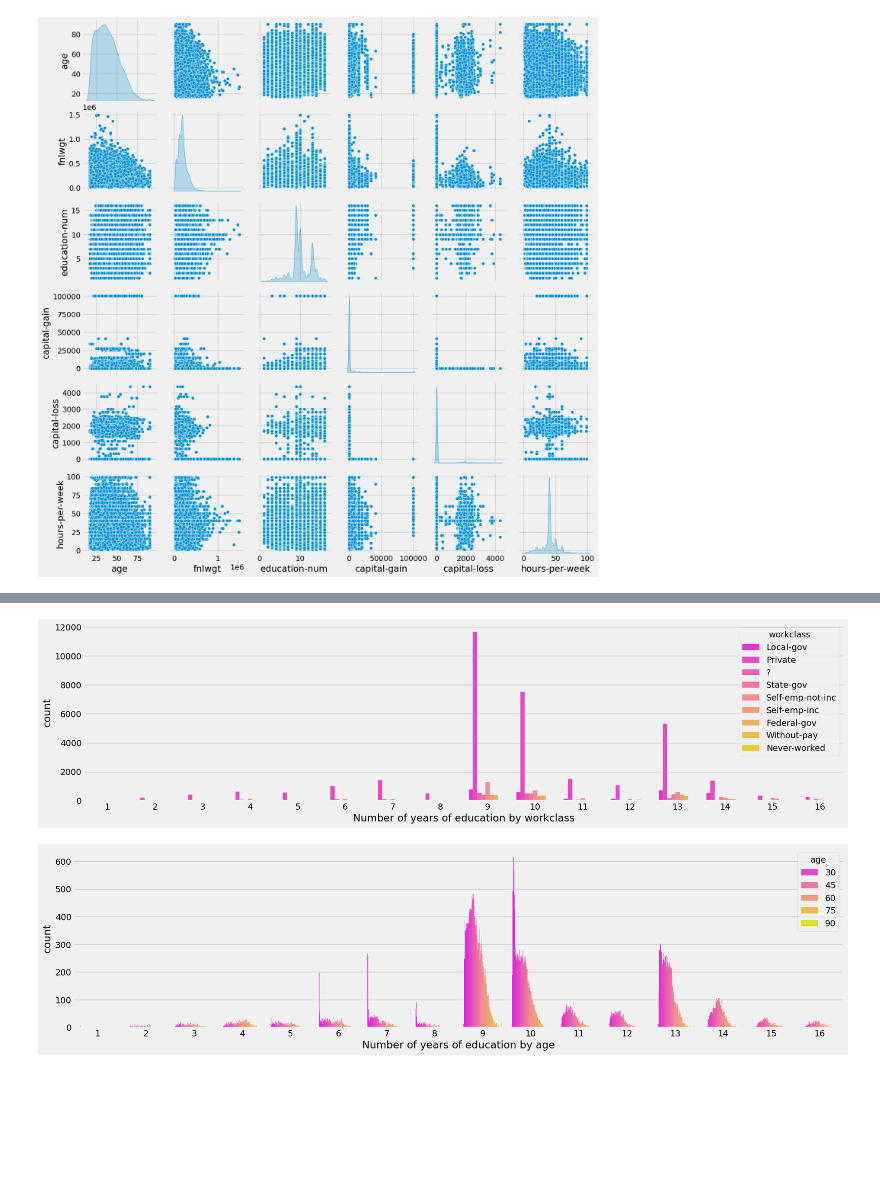
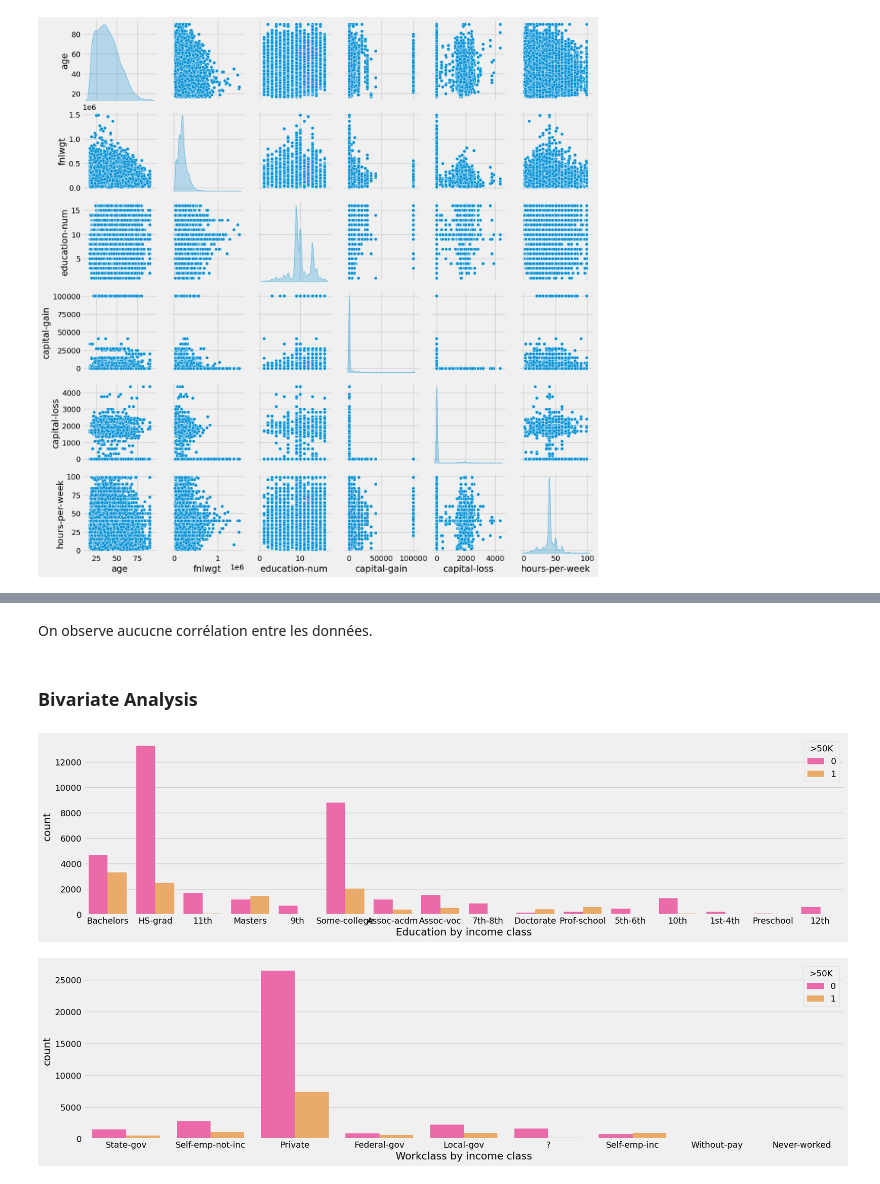
Before and after one commit to jrafei/income-prediction, a Jupyter notebook: notebooks/data_exploration.ipynb, the cells around one changed output, grey strips where cells are left out. Cells and saved outputs as stored; diff of their text form; code cells hidden in the pictures; blank space fills up the shorter version.

Commit message:
ajout graphique de comparaison

```diff
--- a/notebooks/data_exploration.ipynb
+++ b/notebooks/data_exploration.ipynb
@@ -22,8 +21,8 @@ from data.data_extract import load_data
 # %%
 # Load the data
 
-data = load_data()
-data.head(10)
+df_data = load_data()
+df_data.head(10)
 # %% [output]
 |  | age | workclass | fnlwgt | education | education-num | marital-status | occupation | relationship | ... |
 | 0 | 39 | State-gov | 77516 | Bachelors | 13 | Never-married | Adm-clerical | Not-in-family | ... |
@@ -38,6 +37,7 @@ data.head(10)
 | 9 | 42 | Private | 159449 | Bachelors | 13 | Married-civ-spouse | Exec-managerial | Husband | ... |
 # %%
 # Data (as pandas dataframes)
+data = df_data.copy()
 X = data.iloc[:, :-1] # Features
 y = data.iloc[:, -1] #Target
 # %% [markdown]
@@ -398,16 +397,20 @@ plt.show()
+# %% [markdown]
+On observe aucucne corrélation entre les données.
+# %% [markdown]
+### Bivariate Analysis
 # %%
-# Link between education-num and workclass
+# Proportion of income classes accross education level
 plt.figure(figsize=(20,5))
-sns.countplot(x='education-num', data=data, hue='workclass', palette='spring')
-plt.xlabel("Number of years of education by workclass")
+sns.countplot(x='education', data=data, hue='>50K', palette='spring')
+plt.xlabel("Education by income class")
 plt.show()
 # %% [output]
-[figure, old version]
+[figure, new version]
 # %%
-# Link between education-num and the target variable
+# Proportion of income classes accross workclass
 plt.figure(figsize=(20,5))
-sns.countplot(x='education-num', data=data, hue='age', palette='spring')
-plt.xlabel("Number of years of education by age")
+sns.countplot(x='workclass', data=data, hue='>50K', palette='spring')
+plt.xlabel("Workclass by income class")
 plt.show()
 # %% [output]
-[figure, old version]
+[figure, new version]
```
Also changed, not shown: parts of 40 cells of this notebook, 1 other file.
